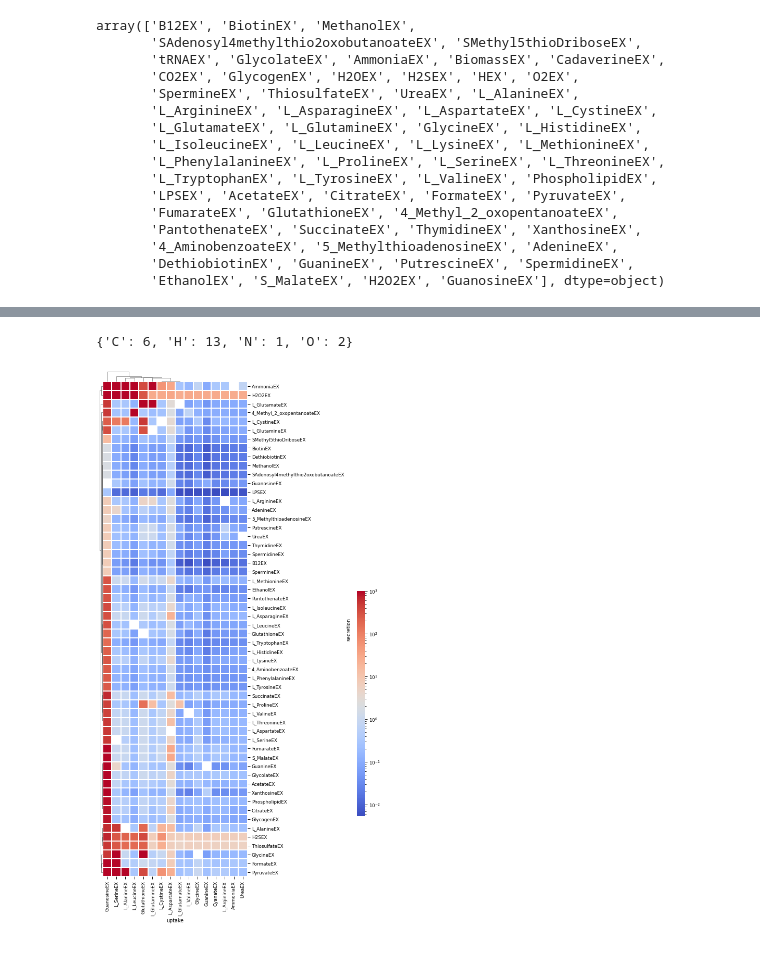
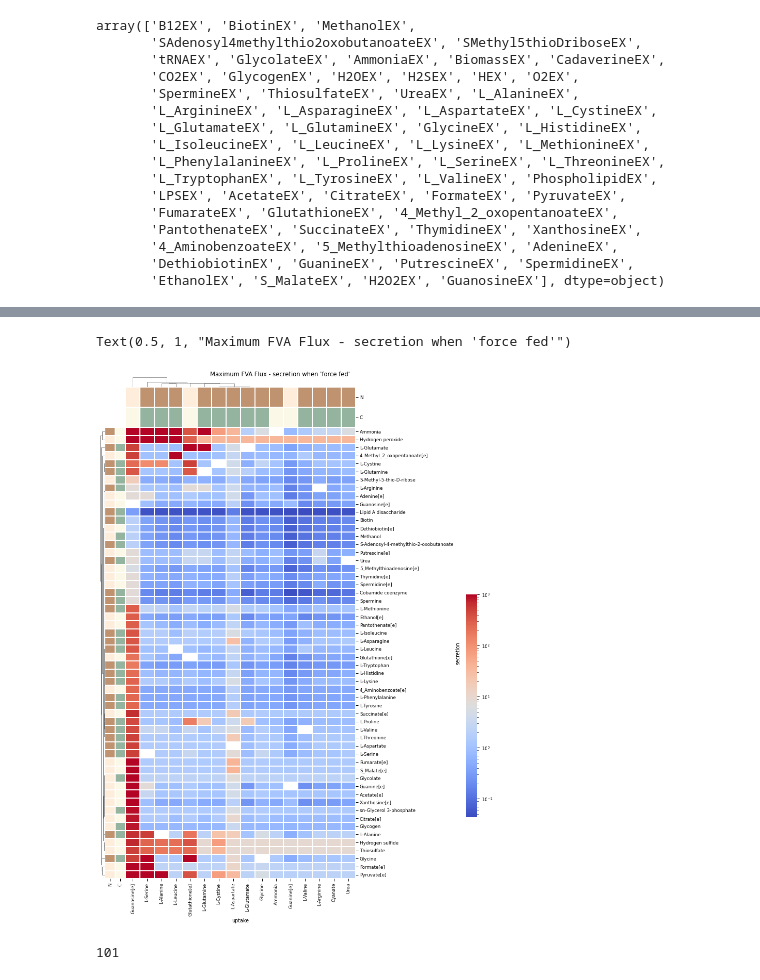
Before and after one commit to wosnat/Prochlorococcus_Model, a Jupyter notebook: N_Starvation/CC1A3_N_sources.ipynb, the cells around one changed output, grey strips where cells are left out. Saved outputs shown, nothing was run; the diff lists cells and outputs as text; code cells hidden in the pictures.

```diff
--- a/N_Starvation/CC1A3_N_sources.ipynb
+++ b/N_Starvation/CC1A3_N_sources.ipynb
@@ -267,7 +277,7 @@ def _force_feeding(met1):
         medium[met1] = 1000.0
         model.medium = medium
         model.reactions.get_by_id(met1).upper_bound = -1e-5
-        model.reactions.BIOMASS.upper_bound = 1e-1
+        model.reactions.BIOMASS.upper_bound = 1e-2
         solution = model.optimize()
         print(met1, model.summary())
         fluxes = flux_variability_analysis(model, model.boundary, loopless=True, fraction_of_optimum=0.9, processes=11)
@@ -386,21 +362,37 @@ m
-# %%
-m.elements
-# %% [output]
-{'C': 6, 'H': 13, 'N': 1, 'O': 2}
 # %%
-from matplotlib.colors import LogNorm, Normalize
 drop_columns = ["tRNAEX", 'CadaverineEX', 'CadmiumEX','CalciumEX', 'ChlorideEX', 'CalciumEX', 'ChlorideEX',
                 'IronEX','MagnesiumEX', 'PotassiumEX', 'SelenateEX', 'SodiumEX', 'StrontiumEX', 'ZincEX', 'R00024',
                 'H2OEX', "HEX", 'BiomassEX', 'CO2EX', 'O2EX']
-remove_from_list = ['HEX', 'H2OEX']
-sns.set_context('paper')
 pdf = force_feeding_df.loc[(force_feeding_df.maximum > 1e-3) & (~force_feeding_df.secretion.isin(drop_columns))
                           ].pivot_table(columns='uptake', index='secretion', values='maximum', fill_value=0)
-sns.clustermap(pdf, norm=LogNorm(),
-               cmap='coolwarm', figsize=(7,15),
-               linewidths=0.1, #cbar_kws= dict(location='right'),
-              robust=True, cbar_pos=(1, .2, .03, .4),
-              dendrogram_ratio=0.02)
-plt.tight_layout()
-# %% [output]
-[figure, removed]
+# %%
+col_anno = pd.DataFrame.from_records([get_elements(i) for i in pdf.columns])
+row_anno = pd.DataFrame.from_records([get_elements(i) for i in pdf.index])
+N_lut = {True: '#BF9270', False : '#FFEDDB'}
+C_lut = {True: '#94B49F', False : '#FCF8E8'}
+row_anno.N = row_anno.N.map(N_lut)
+row_anno.C = row_anno.C.map(C_lut)
+col_anno.N = col_anno.N.map(N_lut)
+col_anno.C = col_anno.C.map(C_lut)
+row_anno.index = row_anno.reaction
+col_anno.index = col_anno.reaction
+# %%
+
+sns.clustermap(pdf, norm=LogNorm(),
+               cmap='coolwarm', figsize=(10,15),
+               linewidths=0.1, #cbar_kws= dict(location='right'),
+               row_colors=row_anno[['N', 'C']],
+               col_colors=col_anno[['N', 'C']],
+               yticklabels= row_anno.metabolite,
+               xticklabels= col_anno.metabolite,
+               colors_ratio=0.04,
+              robust=True, cbar_pos=(1, .2, .03, .4),
+              dendrogram_ratio=0.02)
+plt.suptitle("Maximum FVA Flux - secretion when 'force fed'", y=1)
+# %% [output]
+Text(0.5, 1, "Maximum FVA Flux - secretion when 'force fed'")
+[figure, added]
+# %%
+len(exchange_ids)
+# %% [output]
+101
```
Also changed, not shown: parts of 20 cells of this notebook, 1 other file.
